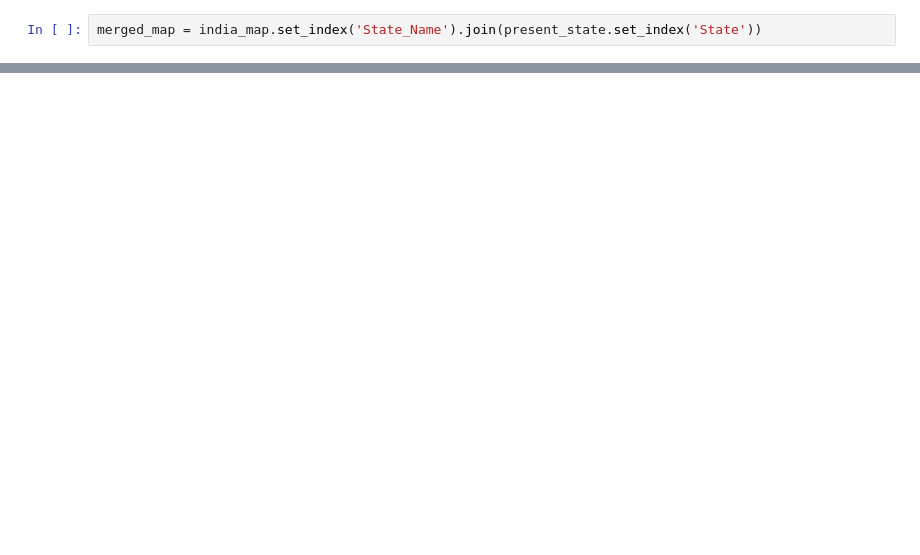
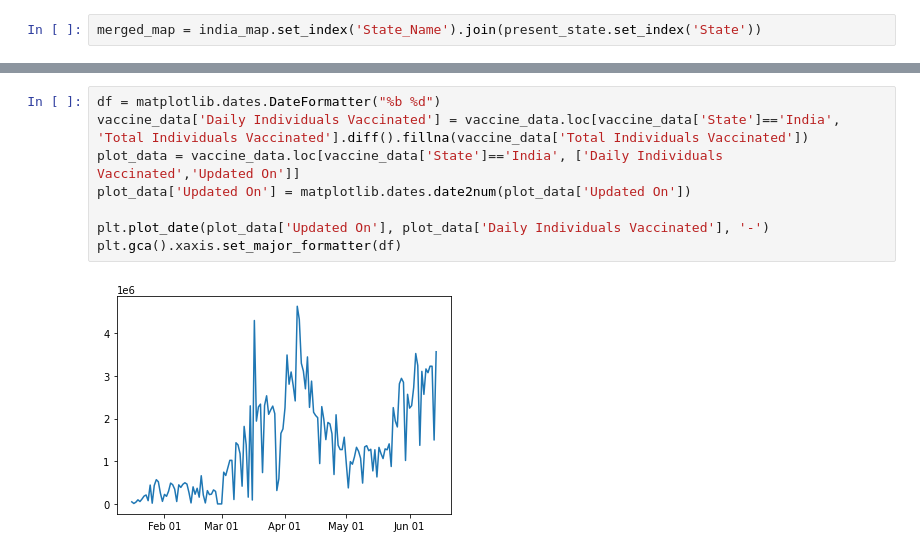
Before and after one commit to Aniruddha-Deb/strattech-intern-assignment, a Jupyter notebook: vaccine_analysis.ipynb, the cells around one changed output, grey strips where cells are left out. Saved outputs shown, nothing was run; the diff lists cells and outputs as text; blank space fills up the shorter version.

```diff
--- a/vaccine_analysis.ipynb
+++ b/vaccine_analysis.ipynb
@@ -112,0 +93,10 @@ merged_map[]
+# %%
+df = matplotlib.dates.DateFormatter("%b %d")
+vaccine_data['Daily Individuals Vaccinated'] = vaccine_data.loc[vaccine_data['State']=='India', 'Total Individuals Vaccinated'].diff().fillna(vaccine_data['Total Individuals Vaccinated'])
+plot_data = vaccine_data.loc[vaccine_data['State']=='India', ['Daily Individuals Vaccinated','Updated On']]
+plot_data['Updated On'] = matplotlib.dates.date2num(plot_data['Updated On'])
+
+plt.plot_date(plot_data['Updated On'], plot_data['Daily Individuals Vaccinated'], '-')
+plt.gca().xaxis.set_major_formatter(df)
+# %% [output]
+[figure, added]
```
Also changed, not shown: parts of 32 cells of this notebook, 13 other files.
